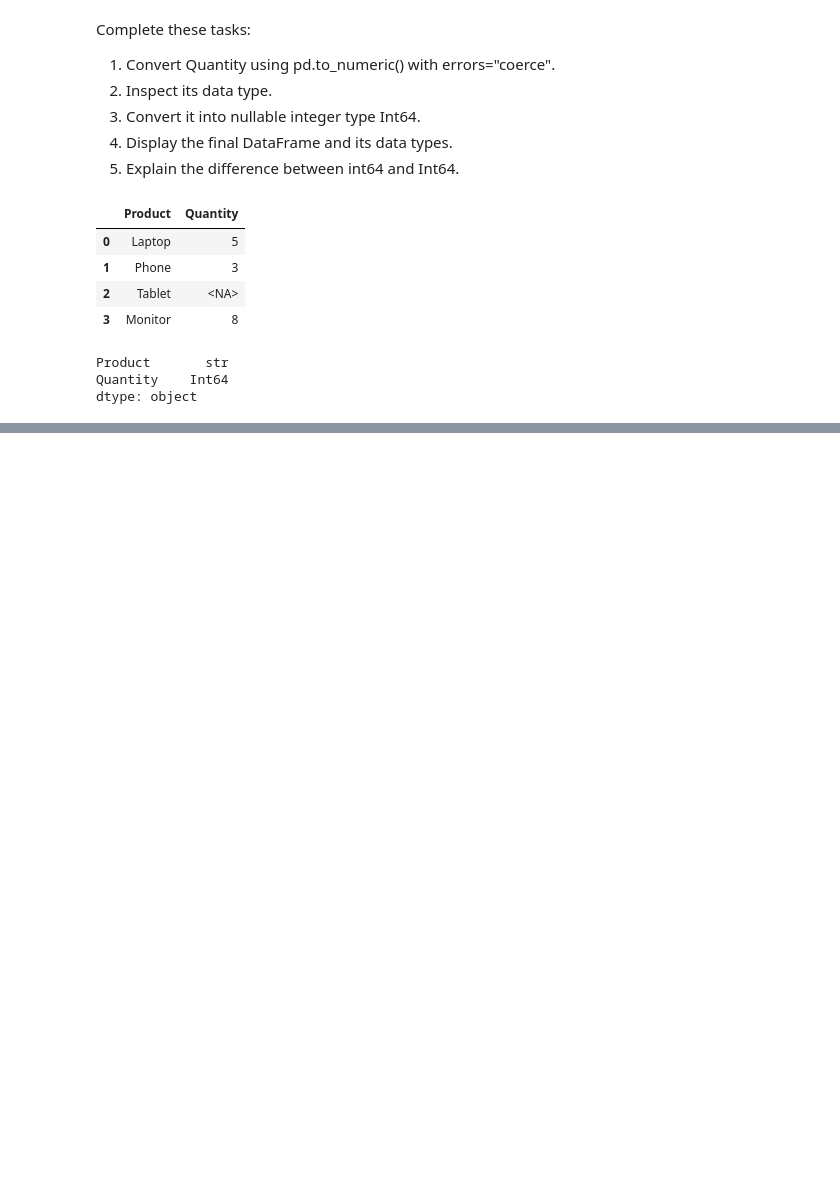
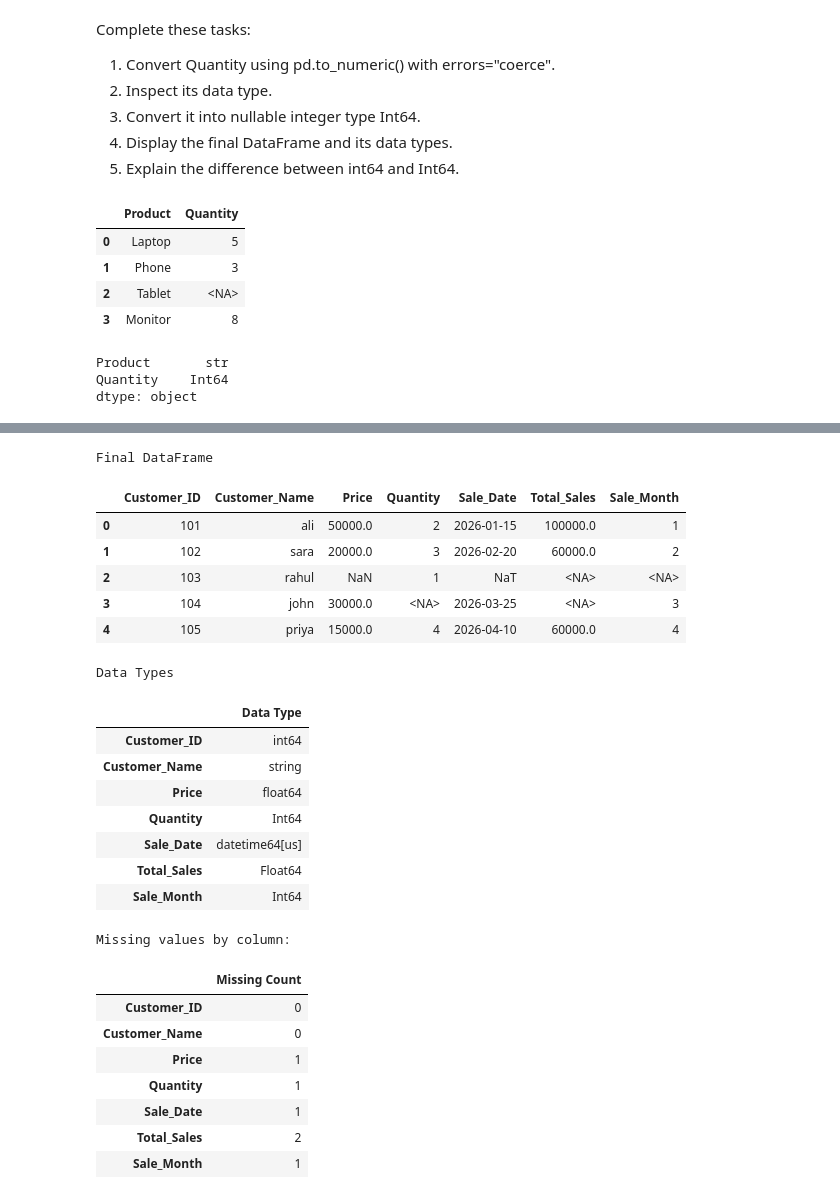
Before and after one commit to mohammadhamid8554-lgtm/data-science-from-scratch, a Jupyter notebook: phase_1.2_pandas/data_type_conversion.ipynb, the cells around one changed output, grey strips where cells are left out. Drawn from its saved outputs; the diff is of its cells as text; code cells hidden in the pictures; blank space fills up the shorter version.

```diff
--- a/phase_1.2_pandas/data_type_conversion.ipynb
+++ b/phase_1.2_pandas/data_type_conversion.ipynb
@@ -575,0 +1002,70 @@ dtype: object
+# %%
+# Convert text values to numeric values.
+# Invalid entries are replaced with missing values.
+df["Price"] = pd.to_numeric(df["Price"], errors="coerce")
+df["Quantity"] = pd.to_numeric(df["Quantity"], errors="coerce")
+
+# Preserve quantities as nullable integers because some values are missing.
+df["Quantity"] = df["Quantity"].astype("Int64")
+
+# Convert sale dates using the DD-MM-YYYY format.
+# Invalid dates are replaced with NaT.
+df["Sale_Date"] = pd.to_datetime(
+    df["Sale_Date"],
+    format="%d-%m-%Y",
+    errors="coerce"
+)
+# %%
+# Standardize customer names: trim whitespace and convert to lowercase.
+df["Customer_Name"] = (
+    df["Customer_Name"]
+    .astype("string")
+    .str.strip()
+    .str.lower()
+)
+
+display(df)
+# %%
+# Calculate revenue for each row.
+# Missing Price or Quantity values produce a missing Total_Sales value.
+df["Total_Sales"] = df["Price"] * df["Quantity"]
+
+# Extract the month number; invalid or missing dates remain <NA>.
+df["Sale_Month"] = df["Sale_Date"].dt.month.astype("Int64")
+
+display(df)
+# %%
+print("Final DataFrame")
+display(df)
+
+print("\nData Types")
+display(df.dtypes.to_frame(name="Data Type"))
+
+print("Missing values by column:")
+display(df.isna().sum().to_frame(name="Missing Count"))
+# %% [output]
+Final DataFrame
+|  | Customer_ID | Customer_Name | Price | Quantity | Sale_Date | Total_Sales | Sale_Month |
+| 0 | 101 | ali | 50000.0 | 2 | 2026-01-15 | 100000.0 | 1 |
+| 1 | 102 | sara | 20000.0 | 3 | 2026-02-20 | 60000.0 | 2 |
+| 2 | 103 | rahul | NaN | 1 | NaT | <NA> | <NA> |
+| 3 | 104 | john | 30000.0 | <NA> | 2026-03-25 | <NA> | 3 |
+| 4 | 105 | priya | 15000.0 | 4 | 2026-04-10 | 60000.0 | 4 |
+Data Types
+|  | Data Type |
+| Customer_ID | int64 |
+| Customer_Name | string |
+| Price | float64 |
+| Quantity | Int64 |
+| Sale_Date | datetime64[us] |
+| Total_Sales | Float64 |
+| Sale_Month | Int64 |
+Missing values by column:
+|  | Missing Count |
+| Customer_ID | 0 |
+| Customer_Name | 0 |
+| Price | 1 |
+| Quantity | 1 |
+| Sale_Date | 1 |
+| Total_Sales | 2 |
+| Sale_Month | 1 |
```
Also changed, not shown: parts of 40 cells of this notebook.
